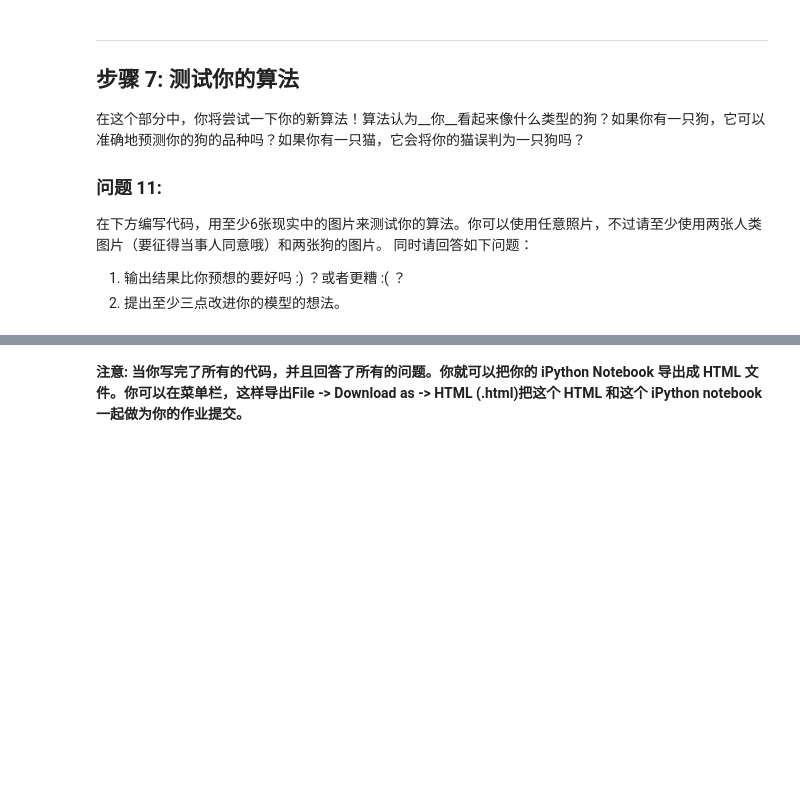
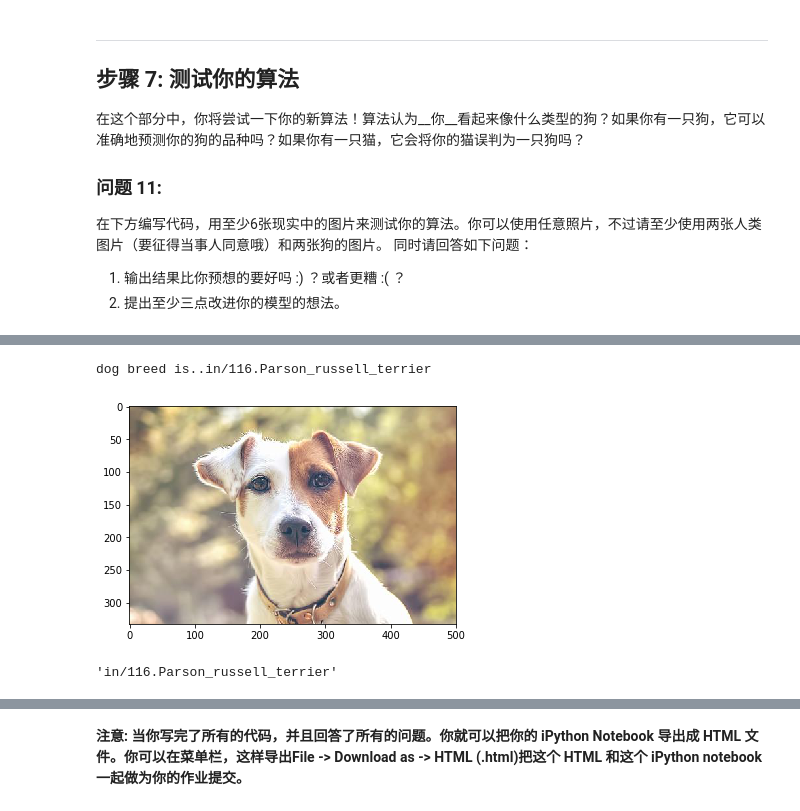
Before and after one commit to TomTorange/dog_app, a Jupyter notebook: dog_app_zh.ipynb, the cells around one changed output, grey strips where cells are left out. Saved outputs shown, nothing was run; the diff lists cells and outputs as text; code cells hidden in the pictures; blank space fills up the shorter version.

```diff
--- a/dog_app_zh.ipynb
+++ b/dog_app_zh.ipynb
@@ -907,0 +882,7 @@ dog breed is..in/005.Alaskan_malamute
+# %%
+# bellow jpg is googled from website, for our detector here. it is different from the test set.
+breeds_detector('02.jpg')
+# %% [output]
+dog breed is..in/116.Parson_russell_terrier
+[figure, added]
+'in/116.Parson_russell_terrier'
```
Also changed, not shown: parts of 32 cells of this notebook.
